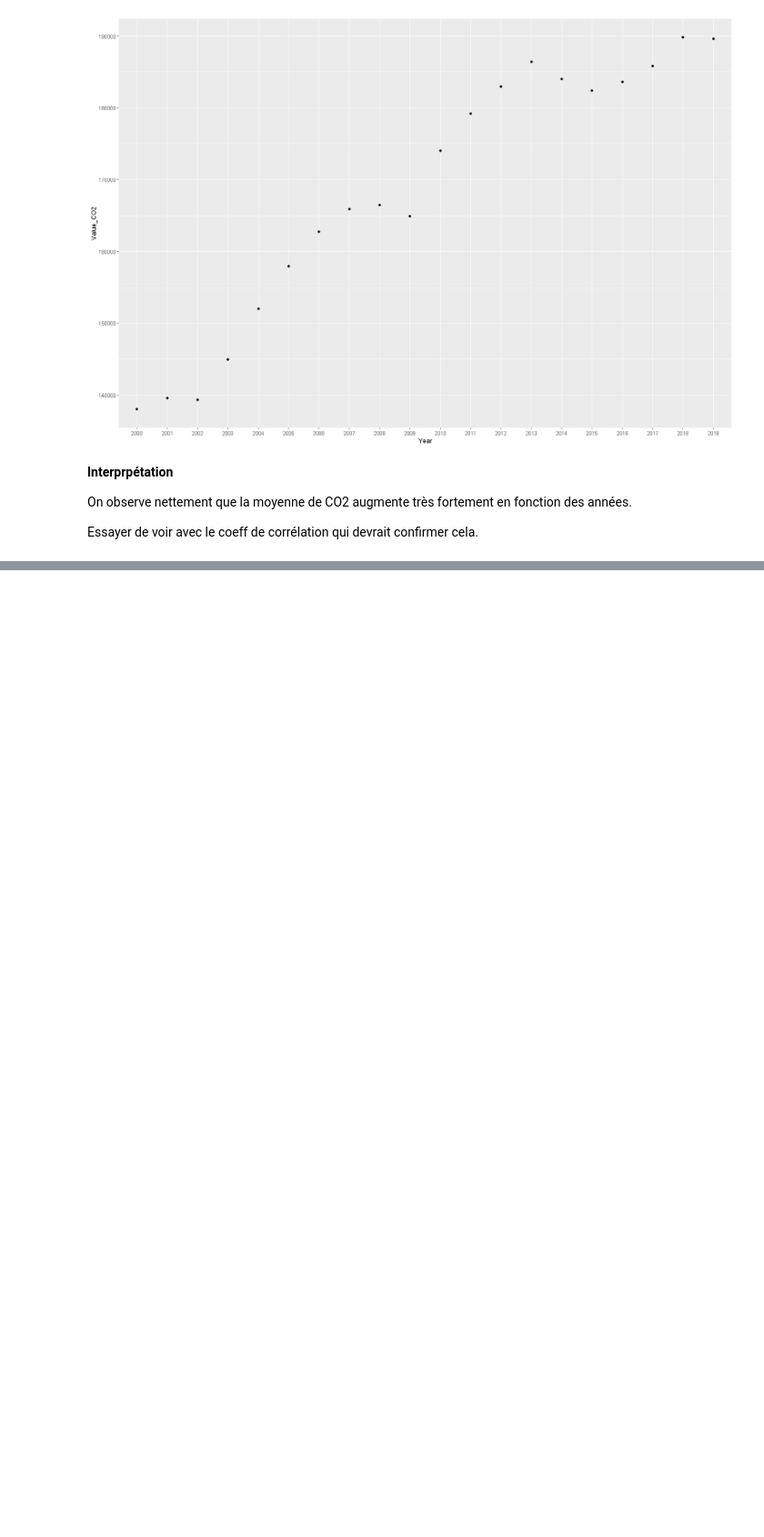
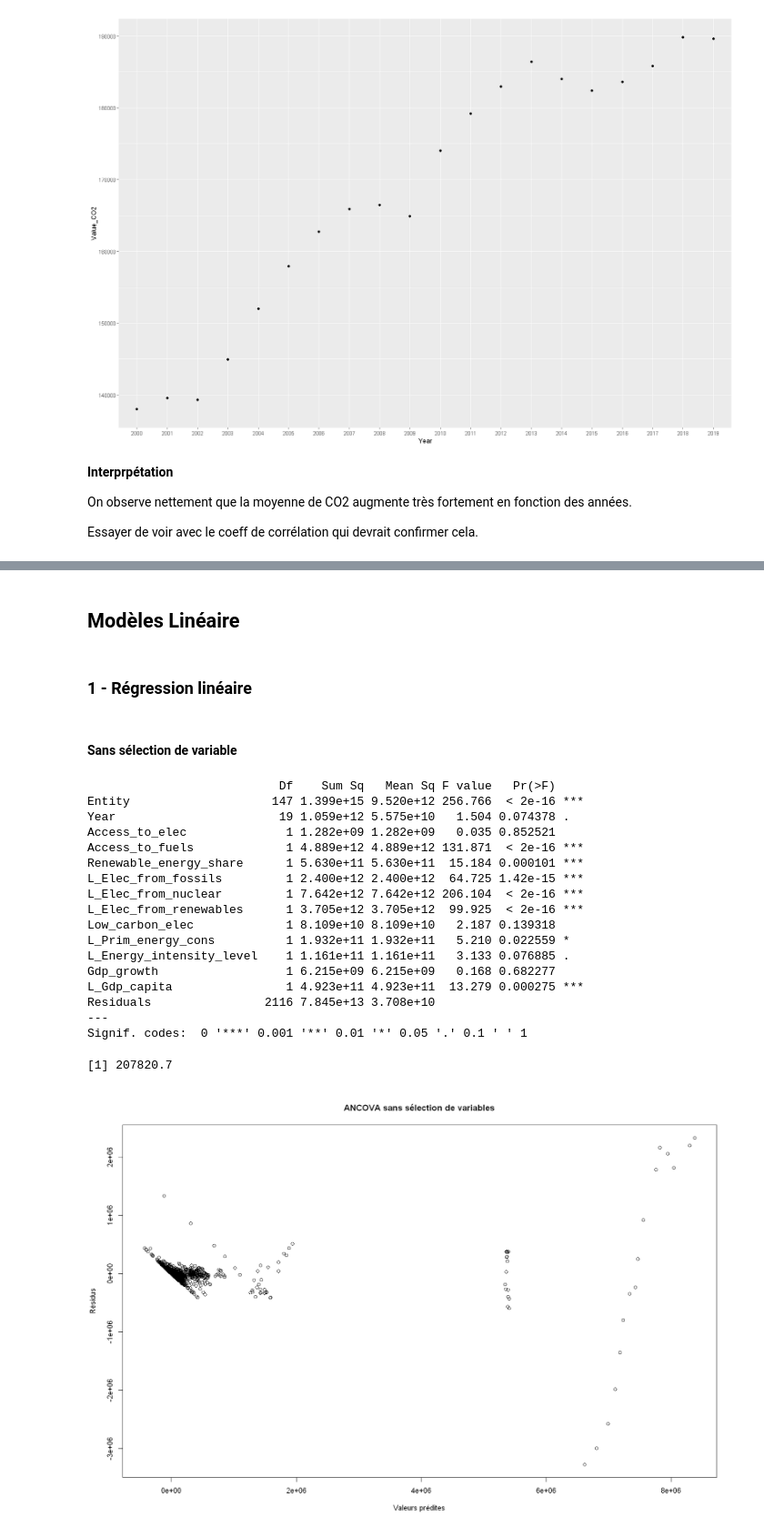
Before and after one commit to PaolaDeTruchis/MachineLearning, a Jupyter notebook: Projet_ML_R.ipynb, the cells around one changed output, grey strips where cells are left out. Shown at 91% size. Drawn from its saved outputs; the diff is of its cells as text; code cells hidden in the pictures; blank space fills up the shorter version.

```diff
--- a/Projet_ML_R.ipynb
+++ b/Projet_ML_R.ipynb
@@ -651,0 +724,45 @@ Essayer de voir avec le coeff de corrélation qui devrait confirmer cela.
+# %% [markdown]
+## Modèles Linéaire
+# %% [markdown]
+### 1 - Régression linéaire
+# %% [markdown]
+#### Sans sélection de variable
+# %%
+# Estimation du modèle sans interaction
+reg.lm = aov(CO2_appr ~ . , data=data_appr) # ANCOVA  car qualitatif + quantitatif
+res.lm = reg.lm$residuals                   # Extraction des résidus
+fit.lm = reg.lm$fitted.values               # Extraction des valeurs ajustées
+
+plot(fit.lm, res.lm, main="ANCOVA sans sélection de variables", xlab = "Valeurs prédites", ylab = "Résidus") # Graphe des résidus.
+
+summary(reg.lm)
+
+# coef(reg.lm) il y en a beaucoup
+
+CO2_pred_aov = predict(reg.lm, data_test)
+
+library(Metrics)
+
+mse = rmse(CO2_test, CO2_pred_aov)
+
+mse
+# %% [output]
+                           Df    Sum Sq   Mean Sq F value   Pr(>F)
+Entity                    147 1.399e+15 9.520e+12 256.766  < 2e-16 ***
+Year                       19 1.059e+12 5.575e+10   1.504 0.074378 .
+Access_to_elec              1 1.282e+09 1.282e+09   0.035 0.852521
+Access_to_fuels             1 4.889e+12 4.889e+12 131.871  < 2e-16 ***
+Renewable_energy_share      1 5.630e+11 5.630e+11  15.184 0.000101 ***
+L_Elec_from_fossils         1 2.400e+12 2.400e+12  64.725 1.42e-15 ***
+L_Elec_from_nuclear         1 7.642e+12 7.642e+12 206.104  < 2e-16 ***
+L_Elec_from_renewables      1 3.705e+12 3.705e+12  99.925  < 2e-16 ***
+Low_carbon_elec             1 8.109e+10 8.109e+10   2.187 0.139318
+L_Prim_energy_cons          1 1.932e+11 1.932e+11   5.210 0.022559 *
+L_Energy_intensity_level    1 1.161e+11 1.161e+11   3.133 0.076885 .
+Gdp_growth                  1 6.215e+09 6.215e+09   0.168 0.682277
+L_Gdp_capita                1 4.923e+11 4.923e+11  13.279 0.000275 ***
+Residuals                2116 7.845e+13 3.708e+10
+---
+Signif. codes:  0 '***' 0.001 '**' 0.01 '*' 0.05 '.' 0.1 ' ' 1
+[1] 207820.7
+[figure, added]
```
Also changed, not shown: parts of 14 cells of this notebook.
